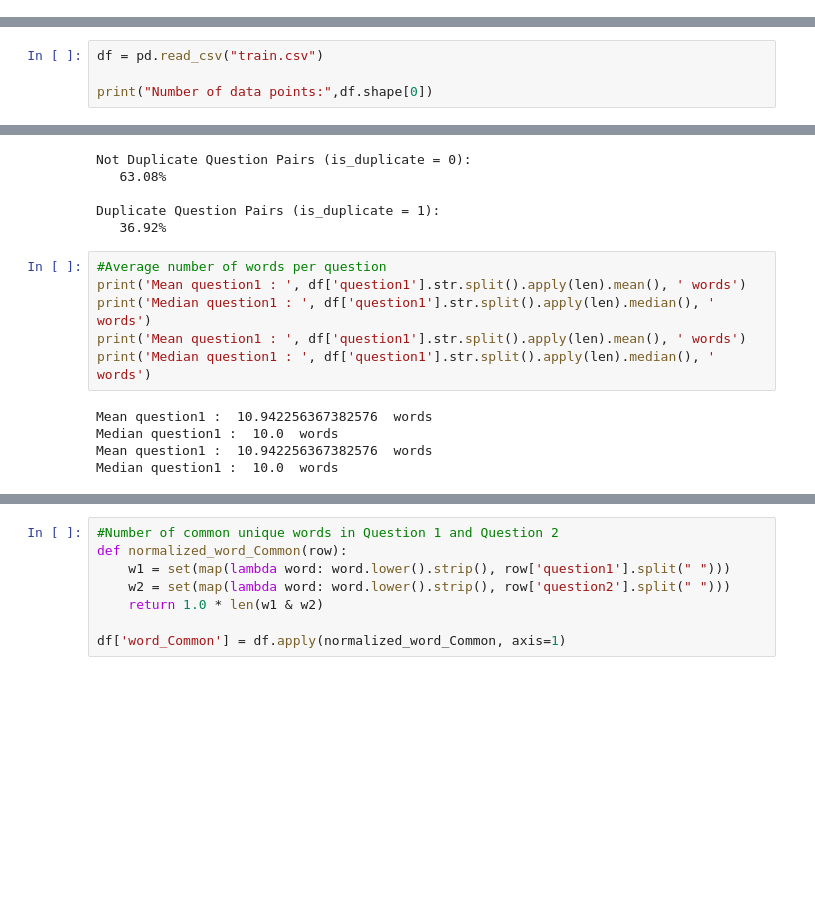
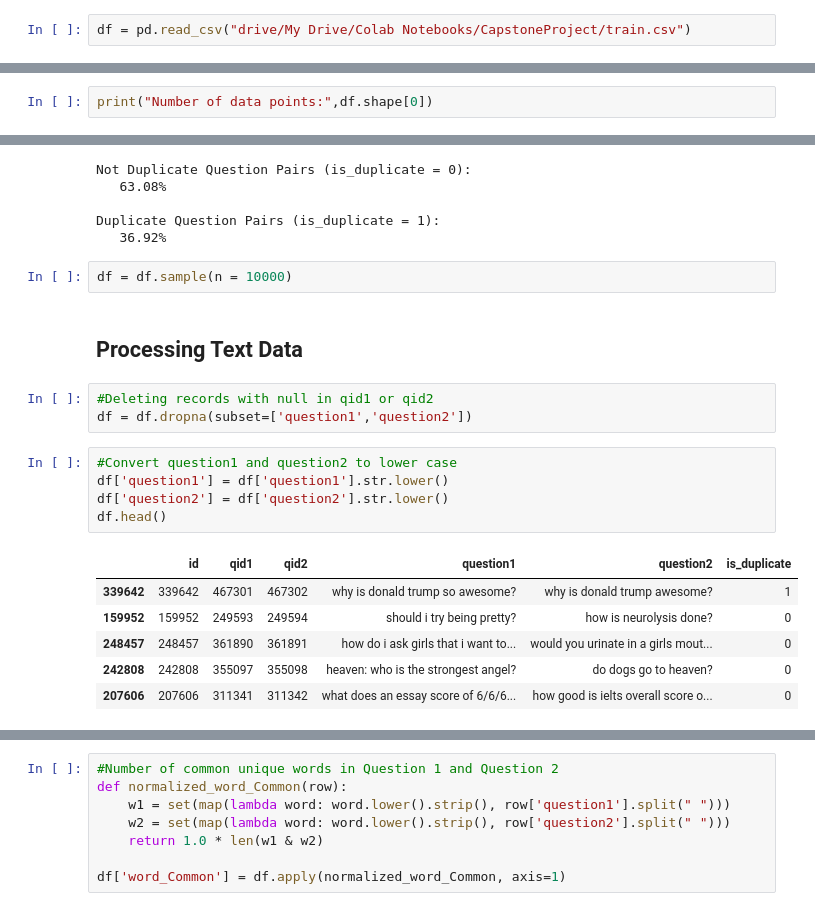
Before and after one commit to droy78/quora-question-pairs, a Jupyter notebook: CapstoneProject-QuoraQuestionPairs.ipynb, the cells around one changed output, grey strips where cells are left out. Drawn from its saved outputs; the diff is of its cells as text; blank space fills up the shorter version.

```diff
--- a/CapstoneProject-QuoraQuestionPairs.ipynb
+++ b/CapstoneProject-QuoraQuestionPairs.ipynb
@@ -4,0 +31,2 @@ import matplotlib.pyplot as plt
+# %%
+df = pd.read_csv("drive/My Drive/Colab Notebooks/CapstoneProject/train.csv")
@@ -5,6 +35,4 @@ import matplotlib.pyplot as plt
 # %%
-df = pd.read_csv("train.csv")
-
 print("Number of data points:",df.shape[0])
 # %% [output]
 Number of data points: 404290
@@ -124,14 +162,22 @@ Not Duplicate Question Pairs (is_duplicate = 0):
 
 Duplicate Question Pairs (is_duplicate = 1):
    36.92%
-# %%
-#Average number of words per question
-print('Mean question1 : ', df['question1'].str.split().apply(len).mean(), ' words')
-print('Median question1 : ', df['question1'].str.split().apply(len).median(), ' words')
-print('Mean question1 : ', df['question1'].str.split().apply(len).mean(), ' words')
-print('Median question1 : ', df['question1'].str.split().apply(len).median(), ' words')
-# %% [output]
-Mean question1 :  10.942256367382576  words
-Median question1 :  10.0  words
-Mean question1 :  10.942256367382576  words
-Median question1 :  10.0  words
+# %%
+df = df.sample(n = 10000)
+# %% [markdown]
+## Processing Text Data
+# %%
+#Deleting records with null in qid1 or qid2
+df = df.dropna(subset=['question1','question2'])
+# %%
+#Convert question1 and question2 to lower case
+df['question1'] = df['question1'].str.lower()
+df['question2'] = df['question2'].str.lower()
+df.head()
+# %% [output]
+|  | id | qid1 | qid2 | question1 | question2 | is_duplicate |
+| 339642 | 339642 | 467301 | 467302 | why is donald trump so awesome? | why is donald trump awesome? | 1 |
+| 159952 | 159952 | 249593 | 249594 | should i try being pretty? | how is neurolysis done? | 0 |
+| 248457 | 248457 | 361890 | 361891 | how do i ask girls that i want to... | would you urinate in a girls mout... | 0 |
+| 242808 | 242808 | 355097 | 355098 | heaven: who is the strongest angel? | do dogs go to heaven? | 0 |
+| 207606 | 207606 | 311341 | 311342 | what does an essay score of 6/6/6... | how good is ielts overall score o... | 0 |
```
Also changed, not shown: parts of 42 cells of this notebook.
